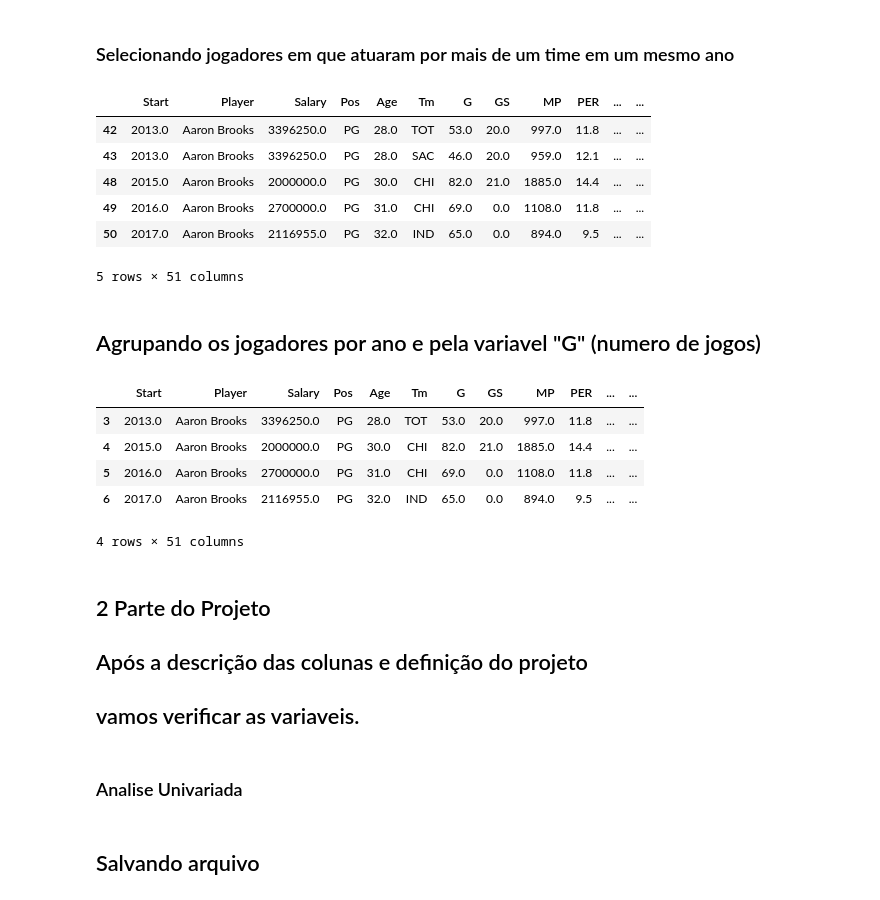
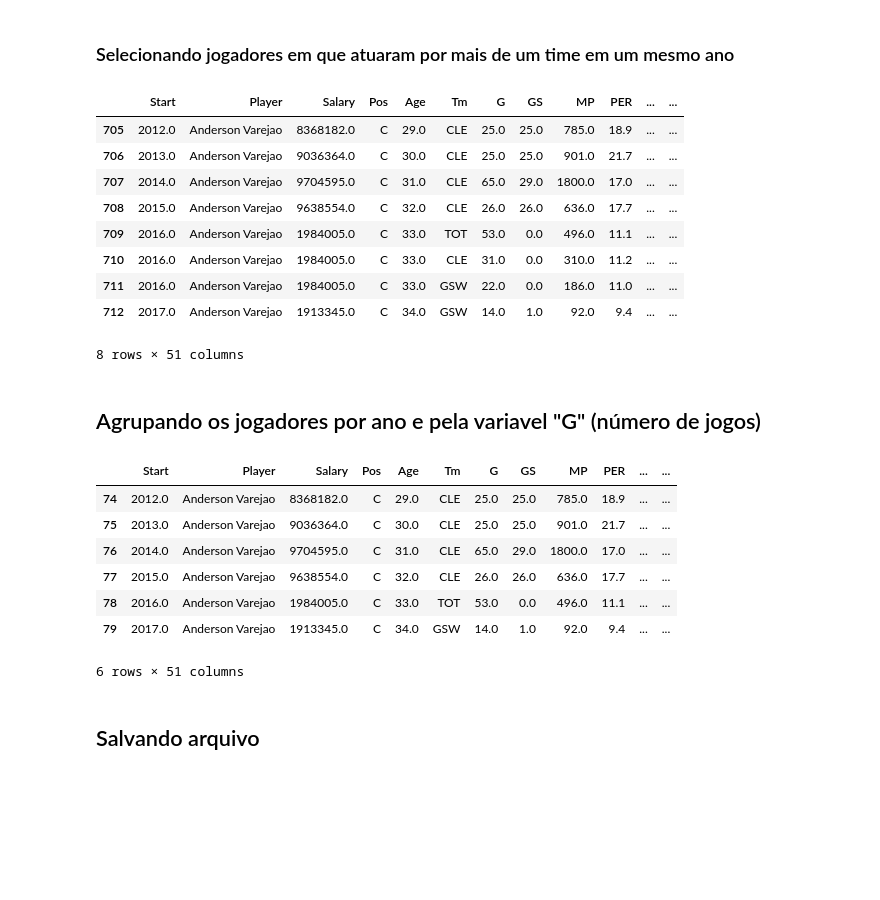
Before and after one commit to thiagobtr/NBA_Salary, a Jupyter notebook: NBA_Salario.ipynb, the cells around one changed output. Cells and saved outputs as stored; diff of their text form; code cells hidden in the pictures; blank space fills up the shorter version.

```diff
--- a/NBA_Salario.ipynb
+++ b/NBA_Salario.ipynb
@@ -65,2 +136,0 @@ df_salario  = df_salario[df_salario['Salary'].notnull()]
-# %%
-df_salario = df_salario[df_salario['Start'].notnull()]
@@ -137,18 +250,21 @@ df_salario.groupby(['Player','Start','Pos'])['Tm'].size().reset_index().query('T
 ### Selecionando jogadores em que atuaram por mais de um time em um mesmo ano
 # %%
 #Verificando jogador
-df_salario[df_salario['Player']=='Aaron Brooks']
+df_salario[df_salario['Player']=='Anderson Varejao']
 #[['Start','Player','Salary','Tm','G','MP']]
 # %% [output]
 |  | Start | Player | Salary | Pos | Age | Tm | G | GS | MP | PER | ... | ... |
-| 42 | 2013.0 | Aaron Brooks | 3396250.0 | PG | 28.0 | TOT | 53.0 | 20.0 | 997.0 | 11.8 | ... | ... |
-| 43 | 2013.0 | Aaron Brooks | 3396250.0 | PG | 28.0 | SAC | 46.0 | 20.0 | 959.0 | 12.1 | ... | ... |
-| 48 | 2015.0 | Aaron Brooks | 2000000.0 | PG | 30.0 | CHI | 82.0 | 21.0 | 1885.0 | 14.4 | ... | ... |
-| 49 | 2016.0 | Aaron Brooks | 2700000.0 | PG | 31.0 | CHI | 69.0 | 0.0 | 1108.0 | 11.8 | ... | ... |
-| 50 | 2017.0 | Aaron Brooks | 2116955.0 | PG | 32.0 | IND | 65.0 | 0.0 | 894.0 | 9.5 | ... | ... |
+| 705 | 2012.0 | Anderson Varejao | 8368182.0 | C | 29.0 | CLE | 25.0 | 25.0 | 785.0 | 18.9 | ... | ... |
+| 706 | 2013.0 | Anderson Varejao | 9036364.0 | C | 30.0 | CLE | 25.0 | 25.0 | 901.0 | 21.7 | ... | ... |
+| 707 | 2014.0 | Anderson Varejao | 9704595.0 | C | 31.0 | CLE | 65.0 | 29.0 | 1800.0 | 17.0 | ... | ... |
+| 708 | 2015.0 | Anderson Varejao | 9638554.0 | C | 32.0 | CLE | 26.0 | 26.0 | 636.0 | 17.7 | ... | ... |
+| 709 | 2016.0 | Anderson Varejao | 1984005.0 | C | 33.0 | TOT | 53.0 | 0.0 | 496.0 | 11.1 | ... | ... |
+| 710 | 2016.0 | Anderson Varejao | 1984005.0 | C | 33.0 | CLE | 31.0 | 0.0 | 310.0 | 11.2 | ... | ... |
+| 711 | 2016.0 | Anderson Varejao | 1984005.0 | C | 33.0 | GSW | 22.0 | 0.0 | 186.0 | 11.0 | ... | ... |
+| 712 | 2017.0 | Anderson Varejao | 1913345.0 | C | 34.0 | GSW | 14.0 | 1.0 | 92.0 | 9.4 | ... | ... |
-5 rows × 51 columns
+8 rows × 51 columns
 # %% [markdown]
-## Agrupando os jogadores por ano e pela variavel "G" (numero de jogos)
+## Agrupando os jogadores por ano e pela variavel "G" (número de jogos)
 # %%
 df_salario_group = df_salario.groupby(['Player','Start','Pos'])['G'].max().reset_index()
 # %%
@@ -156,20 +273,16 @@ df_salario= df_salario.merge(df_salario_group[['Player','Start','G']],left_on=['
                                           ,right_on=['Player','Start','G'],how='inner')
 # %%
 #Verificando jogador
-df_salario[df_salario['Player']=='Aaron Brooks']
+df_salario[df_salario['Player']=='Anderson Varejao']
 # %% [output]
 |  | Start | Player | Salary | Pos | Age | Tm | G | GS | MP | PER | ... | ... |
-| 3 | 2013.0 | Aaron Brooks | 3396250.0 | PG | 28.0 | TOT | 53.0 | 20.0 | 997.0 | 11.8 | ... | ... |
-| 4 | 2015.0 | Aaron Brooks | 2000000.0 | PG | 30.0 | CHI | 82.0 | 21.0 | 1885.0 | 14.4 | ... | ... |
-| 5 | 2016.0 | Aaron Brooks | 2700000.0 | PG | 31.0 | CHI | 69.0 | 0.0 | 1108.0 | 11.8 | ... | ... |
-| 6 | 2017.0 | Aaron Brooks | 2116955.0 | PG | 32.0 | IND | 65.0 | 0.0 | 894.0 | 9.5 | ... | ... |
+| 74 | 2012.0 | Anderson Varejao | 8368182.0 | C | 29.0 | CLE | 25.0 | 25.0 | 785.0 | 18.9 | ... | ... |
+| 75 | 2013.0 | Anderson Varejao | 9036364.0 | C | 30.0 | CLE | 25.0 | 25.0 | 901.0 | 21.7 | ... | ... |
+| 76 | 2014.0 | Anderson Varejao | 9704595.0 | C | 31.0 | CLE | 65.0 | 29.0 | 1800.0 | 17.0 | ... | ... |
+| 77 | 2015.0 | Anderson Varejao | 9638554.0 | C | 32.0 | CLE | 26.0 | 26.0 | 636.0 | 17.7 | ... | ... |
+| 78 | 2016.0 | Anderson Varejao | 1984005.0 | C | 33.0 | TOT | 53.0 | 0.0 | 496.0 | 11.1 | ... | ... |
+| 79 | 2017.0 | Anderson Varejao | 1913345.0 | C | 34.0 | GSW | 14.0 | 1.0 | 92.0 | 9.4 | ... | ... |
-4 rows × 51 columns
+6 rows × 51 columns
-# %% [markdown]
-## 2 Parte do Projeto
-## Após a descrição das colunas e definição do projeto
-## vamos verificar as variaveis.
-# %% [markdown]
-### Analise Univariada
 # %% [markdown]
 ## Salvando arquivo
 # %%
```
Also changed, not shown: parts of 46 cells of this notebook.
